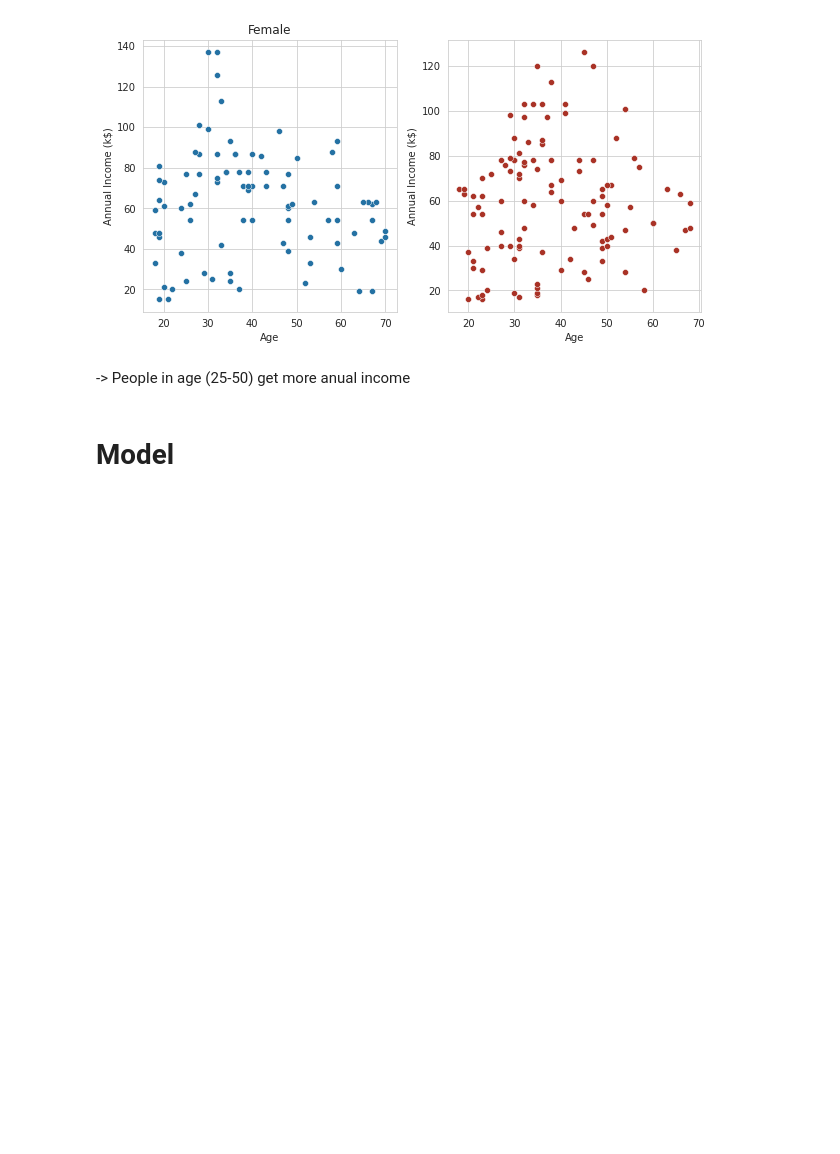
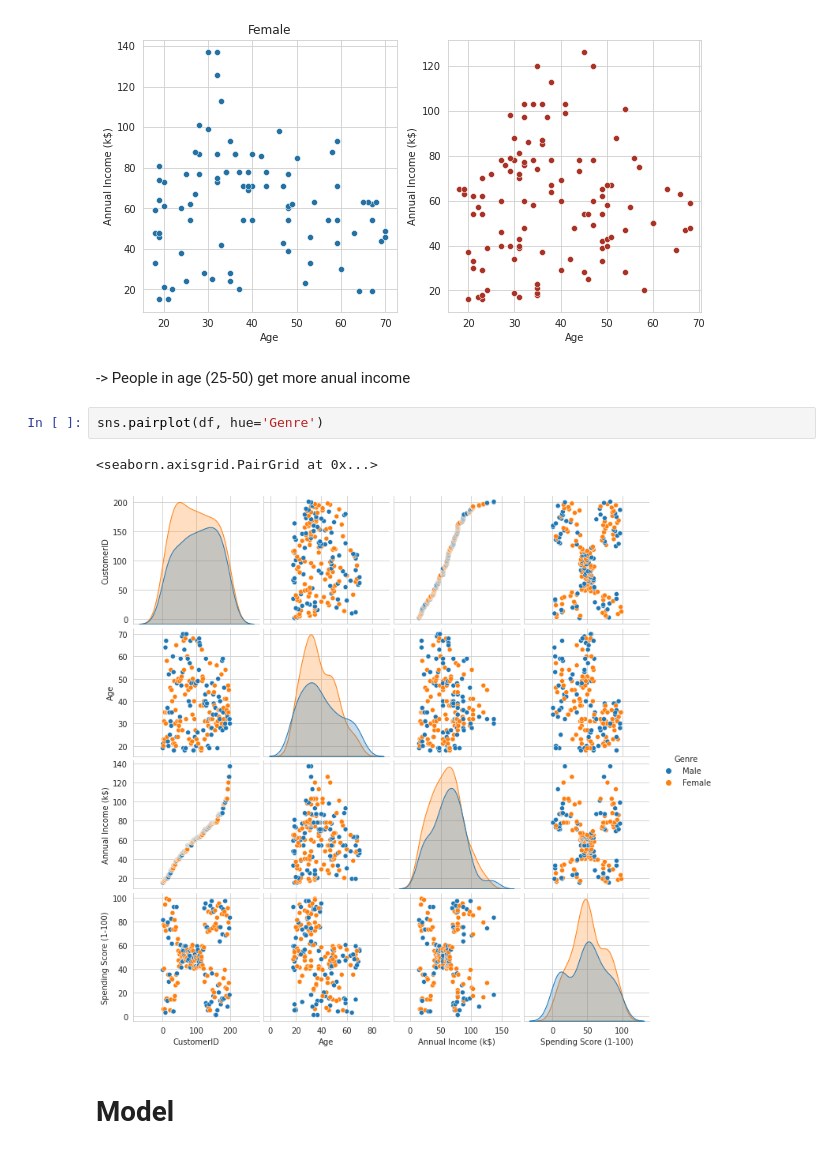
Before and after one commit to truongthuanr/self-learning-project, a Jupyter notebook: 03_MallCustomer.ipynb, the cells around one changed output. Saved outputs shown, nothing was run; the diff lists cells and outputs as text; blank space fills up the shorter version.

```diff
--- a/03_MallCustomer.ipynb
+++ b/03_MallCustomer.ipynb
@@ -104,6 +104,11 @@ axes[0].set_title('Female');
 [figure]
 # %% [markdown]
 -> People in age (25-50) get more anual income
+# %%
+sns.pairplot(df, hue='Genre')
+# %% [output]
+<seaborn.axisgrid.PairGrid at 0x...>
+[figure, added]
 # %% [markdown]
 # Model
 # %%
```
Also changed, not shown: parts of 16 cells of this notebook.
